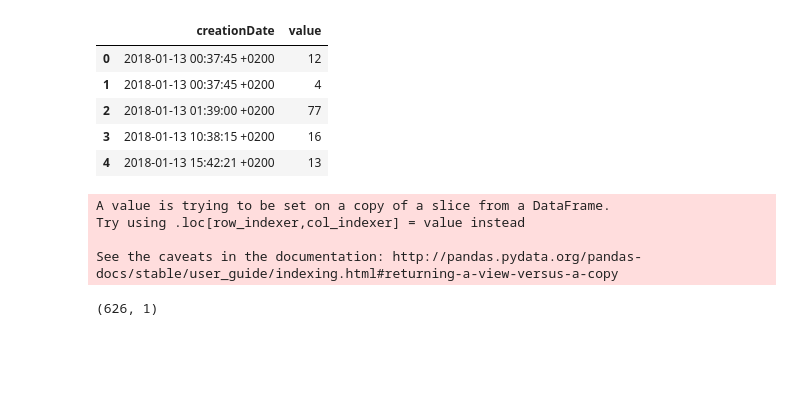
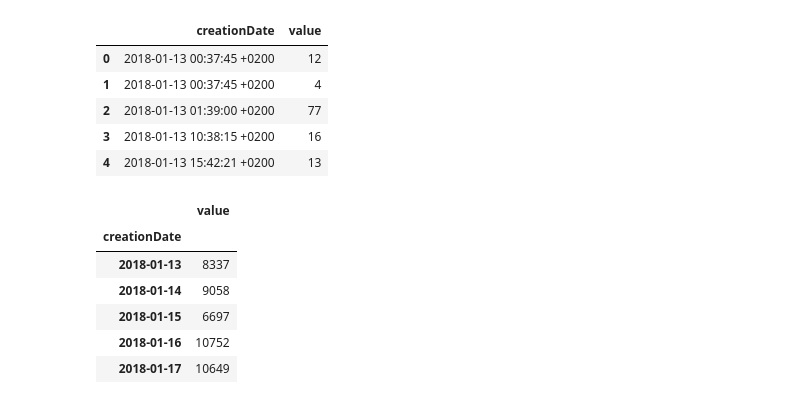
Before and after one commit to pmadruga/ml_project, a Jupyter notebook: books/part_1.ipynb, the cells around one changed output. Drawn from its saved outputs; the diff is of its cells as text; code cells hidden in the pictures; blank space fills up the shorter version.

```diff
--- a/books/part_1.ipynb
+++ b/books/part_1.ipynb
@@ -74,15 +99,17 @@ df_step_filtered.head()
 # %%
 # convert from string to datetime
 df_step_filtered['creationDate'] = pd.to_datetime(df_step_filtered['creationDate'])
 # sum total per day
 df_step_final = df_step_filtered.groupby(df_step_filtered['creationDate'].dt.date).sum()
 
-df_step_final.shape
+df_step_final.head(5)
 # %% [output]
-A value is trying to be set on a copy of a slice from a DataFrame.
-Try using .loc[row_indexer,col_indexer] = value instead
-
-See the caveats in the documentation: http://pandas.pydata.org/pandas-docs/stable/user_guide/indexing.html#returning-a-view-versus-a-copy
-(626, 1)
+|  | value |
+| creationDate |  |
+| 2018-01-13 | 8337 |
+| 2018-01-14 | 9058 |
+| 2018-01-15 | 6697 |
+| 2018-01-16 | 10752 |
+| 2018-01-17 | 10649 |
 # %%
 df_flights_climbed = pd.read_csv("../data/original/FlightsClimbed.csv")
```
Also changed, not shown: parts of 8 cells of this notebook.
